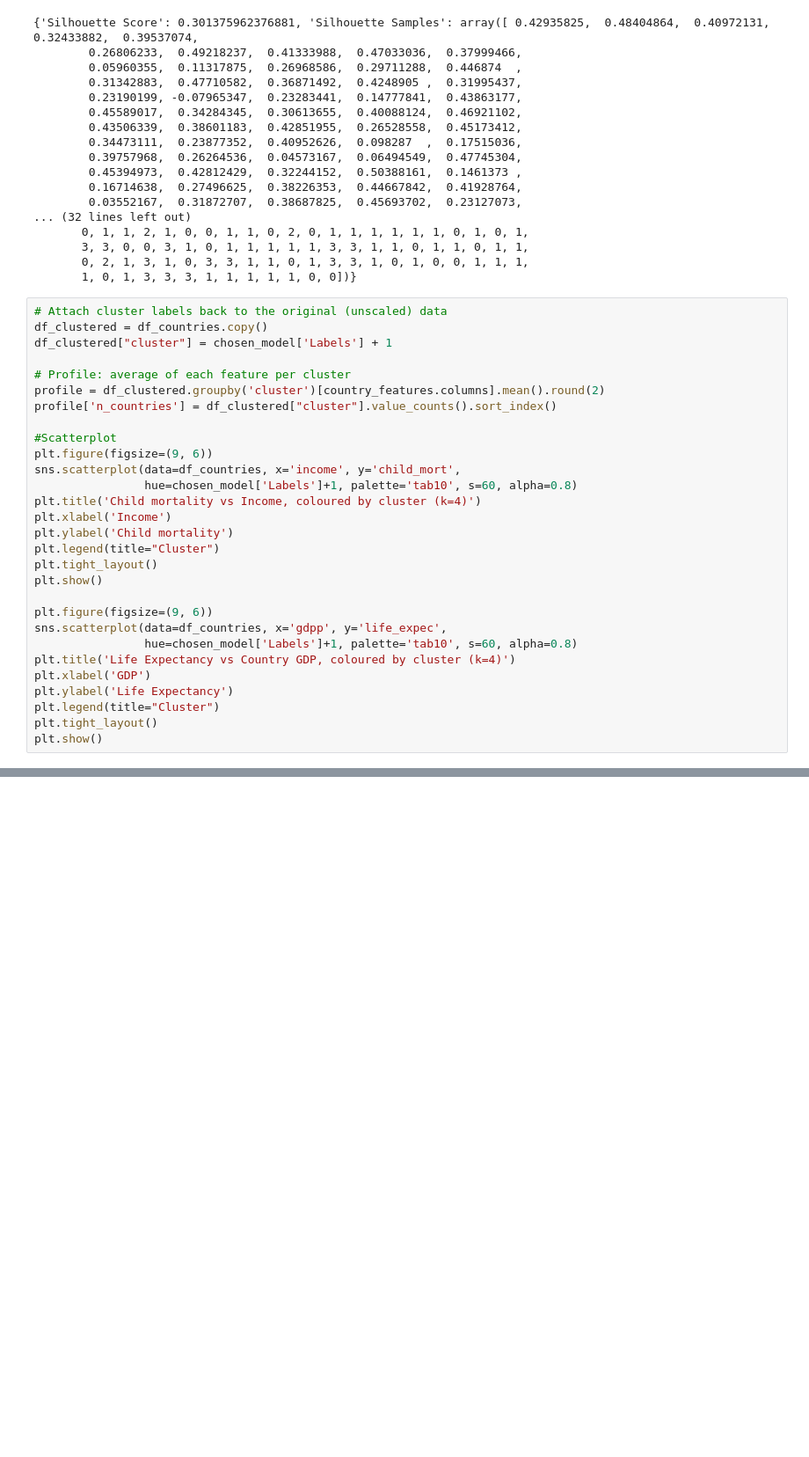
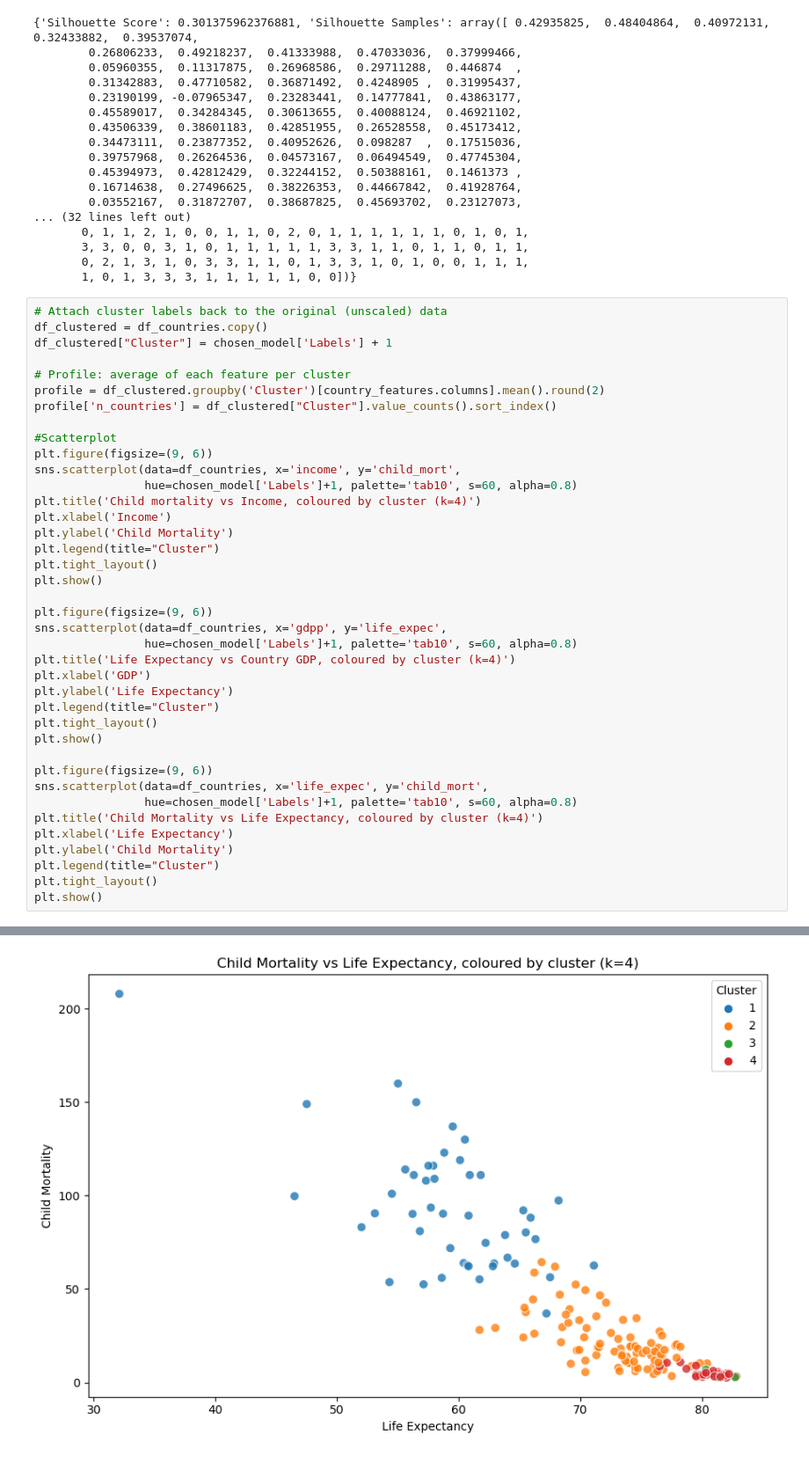
Before and after one commit to LudicrusTwrtle/Unsupervised_ML_Coursework, a Jupyter notebook: Assignment 1/assignment_1.ipynb, the cells around one changed output, grey strips where cells are left out. Shown at 88% size. Drawn from its saved outputs; the diff is of its cells as text; blank space fills up the shorter version.

Commit message:
Add scatter plot child_mort vs life_expec - compare differences in clustering for k= 3 and k = 4

```diff
--- a/Assignment 1/assignment_1.ipynb
+++ b/Assignment 1/assignment_1.ipynb
@@ -225,32 +225,43 @@ print(chosen_model)
 # %%
 # Attach cluster labels back to the original (unscaled) data
 df_clustered = df_countries.copy()
-df_clustered["cluster"] = chosen_model['Labels'] + 1
+df_clustered["Cluster"] = chosen_model['Labels'] + 1
 
 # Profile: average of each feature per cluster
-profile = df_clustered.groupby('cluster')[country_features.columns].mean().round(2)
-profile['n_countries'] = df_clustered["cluster"].value_counts().sort_index()
+profile = df_clustered.groupby('Cluster')[country_features.columns].mean().round(2)
+profile['n_countries'] = df_clustered["Cluster"].value_counts().sort_index()
 
 #Scatterplot
 plt.figure(figsize=(9, 6))
 sns.scatterplot(data=df_countries, x='income', y='child_mort',
                 hue=chosen_model['Labels']+1, palette='tab10', s=60, alpha=0.8)
 plt.title('Child mortality vs Income, coloured by cluster (k=4)')
 plt.xlabel('Income')
-plt.ylabel('Child mortality')
+plt.ylabel('Child Mortality')
 plt.legend(title="Cluster")
 plt.tight_layout()
 plt.show()
 
 plt.figure(figsize=(9, 6))
 sns.scatterplot(data=df_countries, x='gdpp', y='life_expec',
                 hue=chosen_model['Labels']+1, palette='tab10', s=60, alpha=0.8)
 plt.title('Life Expectancy vs Country GDP, coloured by cluster (k=4)')
 plt.xlabel('GDP')
 plt.ylabel('Life Expectancy')
 plt.legend(title="Cluster")
 plt.tight_layout()
 plt.show()
+
+plt.figure(figsize=(9, 6))
+sns.scatterplot(data=df_countries, x='life_expec', y='child_mort',
+                hue=chosen_model['Labels']+1, palette='tab10', s=60, alpha=0.8)
+plt.title('Child Mortality vs Life Expectancy, coloured by cluster (k=4)')
+plt.xlabel('Life Expectancy')
+plt.ylabel('Child Mortality')
+plt.legend(title="Cluster")
+plt.tight_layout()
+plt.show()
 # %% [output]
 [figure]
 [figure]
+[figure, added]
```
Also changed, not shown: parts of 2 cells of this notebook.
